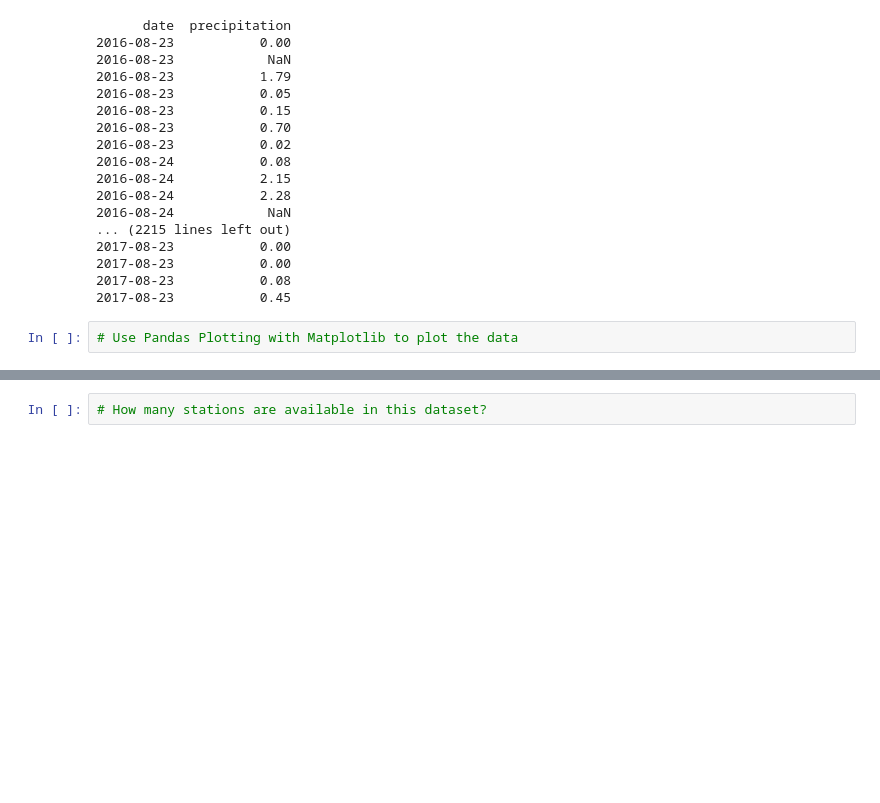
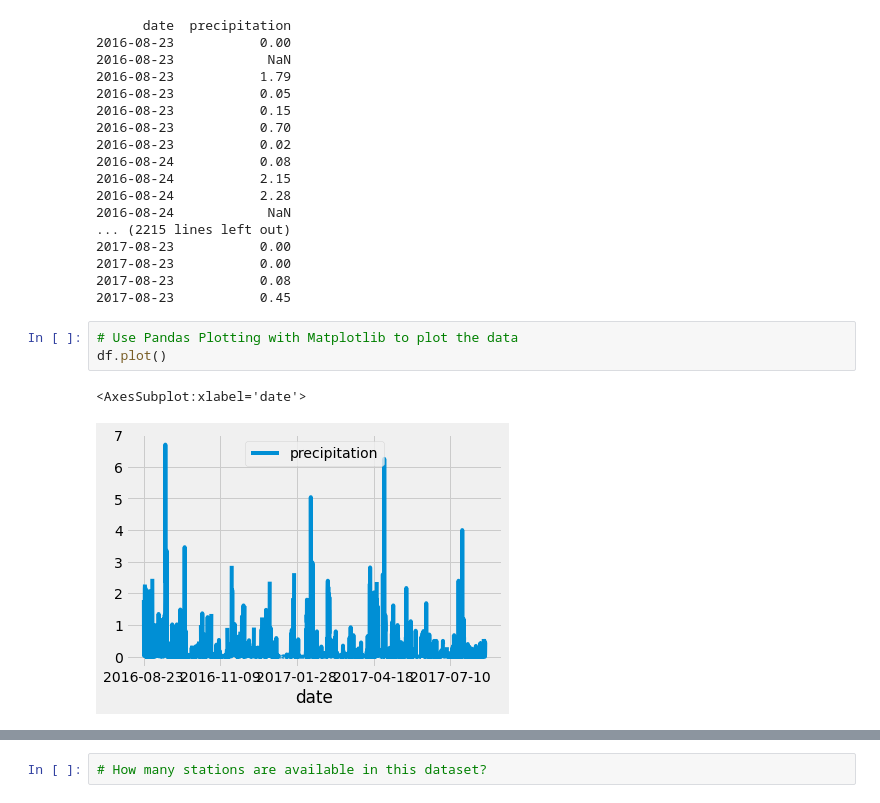
Before and after one commit to jazminyuen/surfs_up_SQL, a Jupyter notebook: climate_analysis.ipynb, the cells around one changed output, grey strips where cells are left out. Cells and saved outputs as stored; diff of their text form; blank space fills up the shorter version.

Commit message:
Added precipitation data plot and summary stats

```diff
--- a/climate_analysis.ipynb
+++ b/climate_analysis.ipynb
@@ -102,5 +102,9 @@ print(df.to_string(index=False))
 2017-08-23           0.45
 # %%
 # Use Pandas Plotting with Matplotlib to plot the data
+df.plot()
+# %% [output]
+<AxesSubplot:xlabel='date'>
+[figure, added]
 # %%
 # Use Pandas to calcualte the summary statistics for the precipitation data
```
Also changed, not shown: parts of 1 cell of this notebook.
